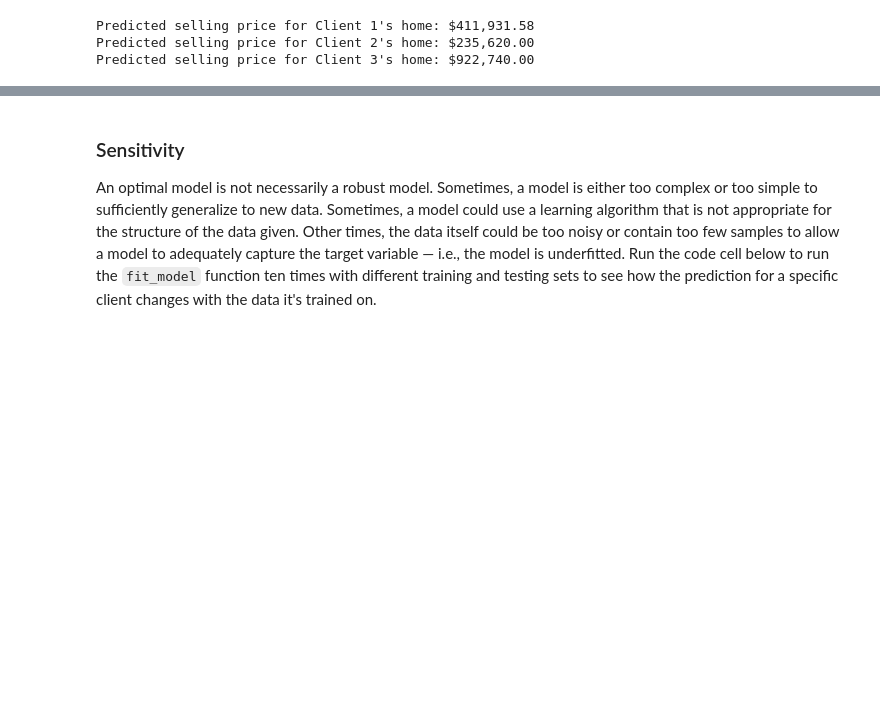
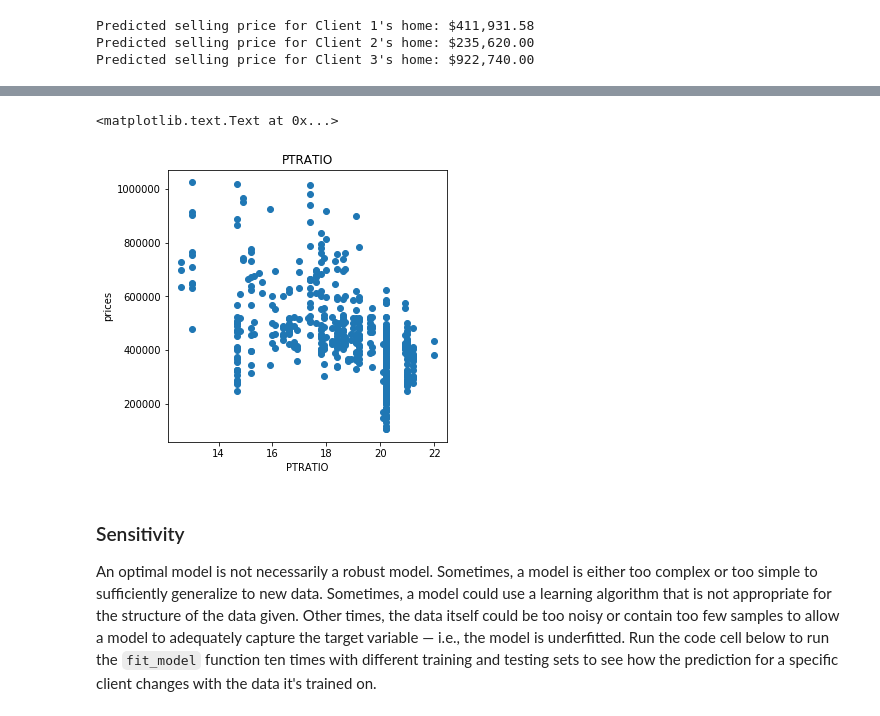
Before and after one commit to prosanes/machine-learning, a Jupyter notebook: projects/boston_housing/boston_housing.ipynb, the cells around one changed output, grey strips where cells are left out. Saved outputs shown, nothing was run; the diff lists cells and outputs as text; code cells hidden in the pictures; blank space fills up the shorter version.

```diff
--- a/projects/boston_housing/boston_housing.ipynb
+++ b/projects/boston_housing/boston_housing.ipynb
@@ -360,3 +403,13 @@ The 3 predicted prices and their respective features confirm this statement.
+# %%
+import matplotlib.pyplot as plt
+plt.figure(figsize=(5, 5))
+plt.plot(data['PTRATIO'], prices, 'o')
+plt.title(col)
+plt.xlabel(col)
+plt.ylabel('prices')
+# %% [output]
+<matplotlib.text.Text at 0x...>
+[figure, added]
 # %% [markdown]
 ### Sensitivity
 An optimal model is not necessarily a robust model. Sometimes, a model is either too complex or too simple to sufficiently generalize to new data. Sometimes, a model could use a learning algorithm that is not appropriate for the structure of the data given. Other times, the data itself could be too noisy or contain too few samples to allow a model to adequately capture the target variable — i.e., the model is underfitted. Run the code cell below to run the `fit_model` function ten times with different training and testing sets to see how the prediction for a specific client changes with the data it's trained on.
```
Also changed, not shown: parts of 8 cells of this notebook, 1 other file.
